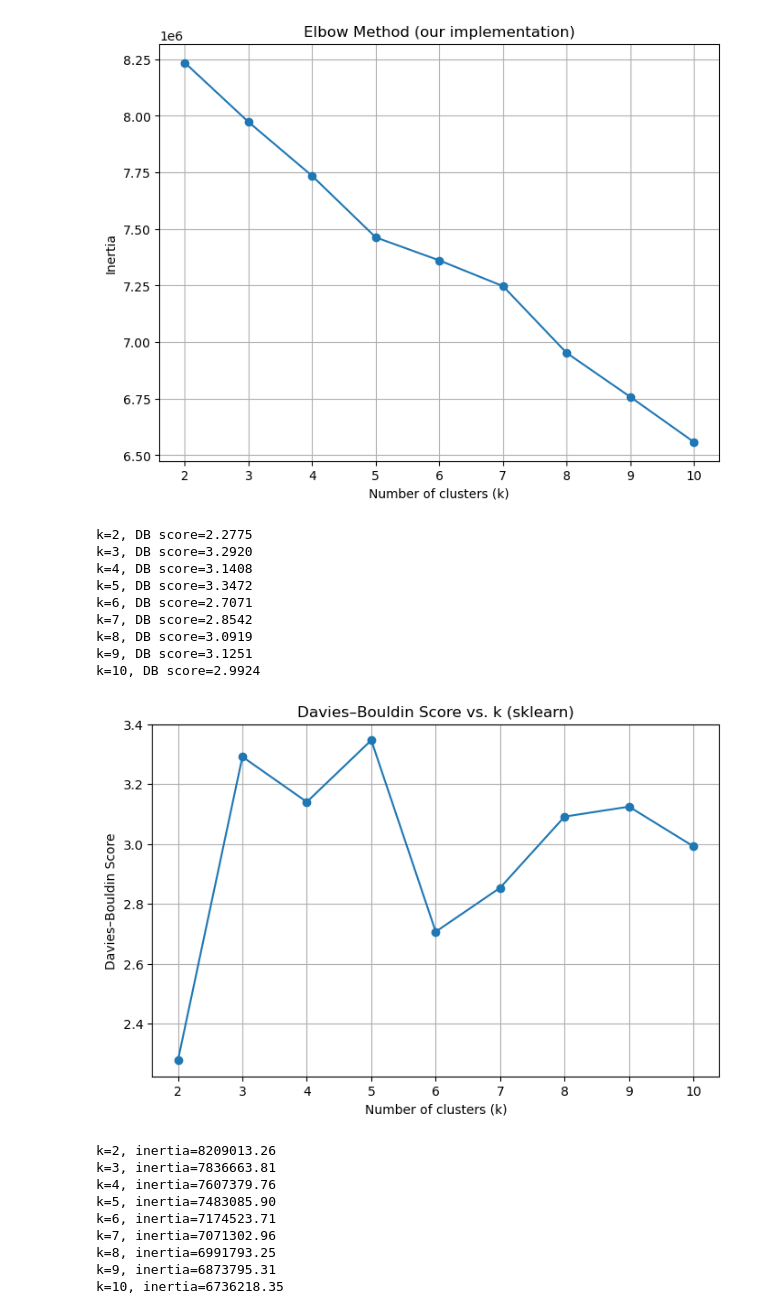
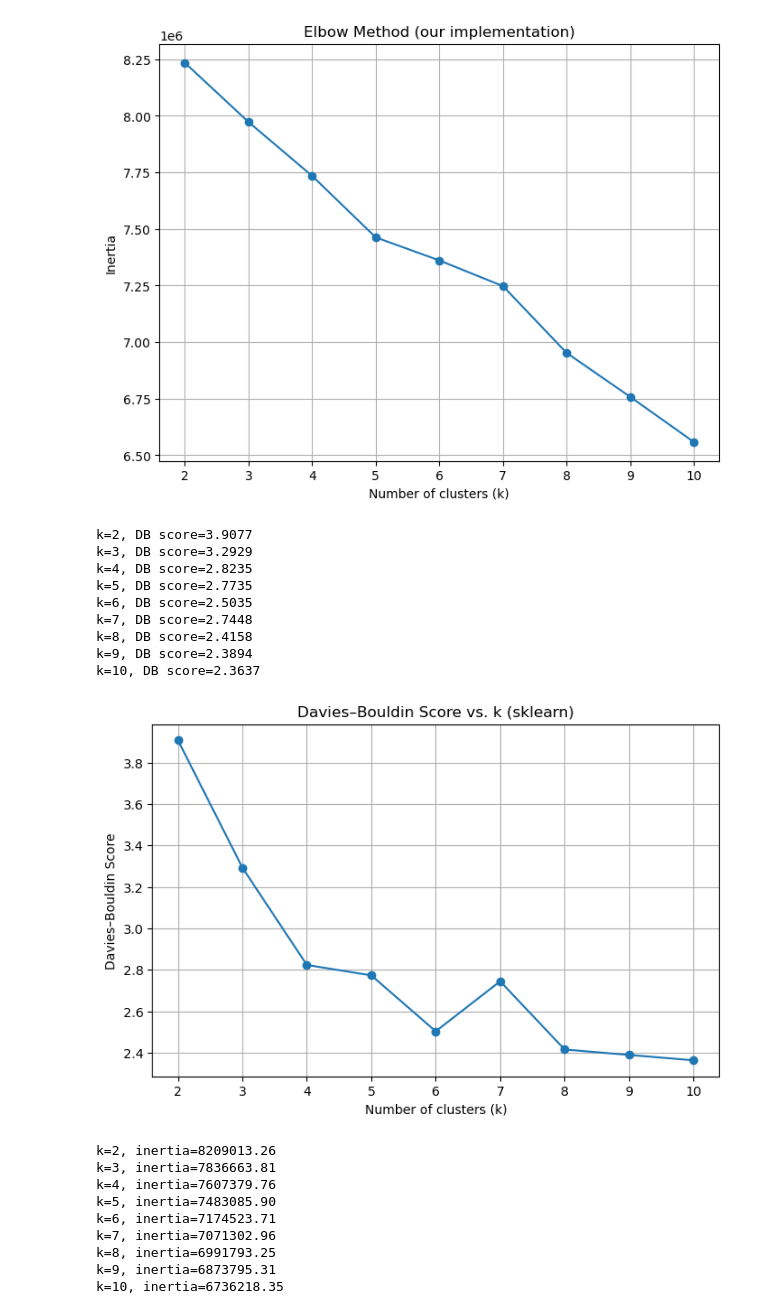
Before and after one commit to sunnakaradottir/data_science, a Jupyter notebook: notebooks/project.ipynb, the cells around one changed output. Cells and saved outputs as stored; diff of their text form; code cells hidden in the pictures.

```diff
--- a/notebooks/project.ipynb
+++ b/notebooks/project.ipynb
@@ -34,11 +34,19 @@ df.head()
 # %%
 # We must scale the data
 
-df = df.drop(df[df['Class'] == 1].index)
+# df = df.drop(df[df['Class'] == 1].index)
+# df = df.drop(columns=['Class'])
 
-scaler = StandardScaler().fit(df)
-scaled_features = pd.DataFrame(scaler.fit_transform(df), columns=df.columns)
-scaled_features = scaled_features.drop(columns=['Class'])
+# scaler = StandardScaler().fit(df)
+# scaled_features = pd.DataFrame(scaler.fit_transform(df), columns=df.columns)
+
+# only keep the non-fraudulent transactions
+df = df[df['Class'] == 0]
+
+X = df.drop(columns=['Class'])
+
+scaler = StandardScaler().fit(X)
+scaled_features = pd.DataFrame(scaler.fit_transform(X), columns=X.columns)
 # %%
 scaled_features.head()
 # %% [output]
@@ -177,32 +185,32 @@ k=10, inertia=6558599.885307664
 # %%
 # Let's do the same using sklearn's KMeans
 
 db_scores_sk = []
 
 for k in k_values:
-    kmeans = KMeans(n_clusters=k, random_state=0)
+    kmeans = KMeans(n_clusters=k,random_state=42, n_init=10)
     labels_sklearn = kmeans.fit_predict(scaled_features)
     db = davies_bouldin_score(scaled_features, labels_sklearn)
     db_scores_sk.append(db)
     print(f"k={k}, DB score={db:.4f}")
 
 # Plot results
 plt.figure(figsize=(8, 5))
 plt.plot(k_values, db_scores_sk, marker='o')
 plt.xlabel("Number of clusters (k)")
 plt.ylabel("Davies–Bouldin Score")
 plt.title("Davies–Bouldin Score vs. k (sklearn)")
 plt.grid(True)
 plt.show()
 # %% [output]
-k=2, DB score=2.2775
-k=3, DB score=3.2920
-k=4, DB score=3.1408
-k=5, DB score=3.3472
-k=6, DB score=2.7071
-k=7, DB score=2.8542
-k=8, DB score=3.0919
-k=9, DB score=3.1251
-k=10, DB score=2.9924
+k=2, DB score=3.9077
+k=3, DB score=3.2929
+k=4, DB score=2.8235
+k=5, DB score=2.7735
+k=6, DB score=2.5035
+k=7, DB score=2.7448
+k=8, DB score=2.4158
+k=9, DB score=2.3894
+k=10, DB score=2.3637
-[figure, old version]
+[figure, new version]
 # %%
```
Also changed, not shown: parts of 5 cells of this notebook.
